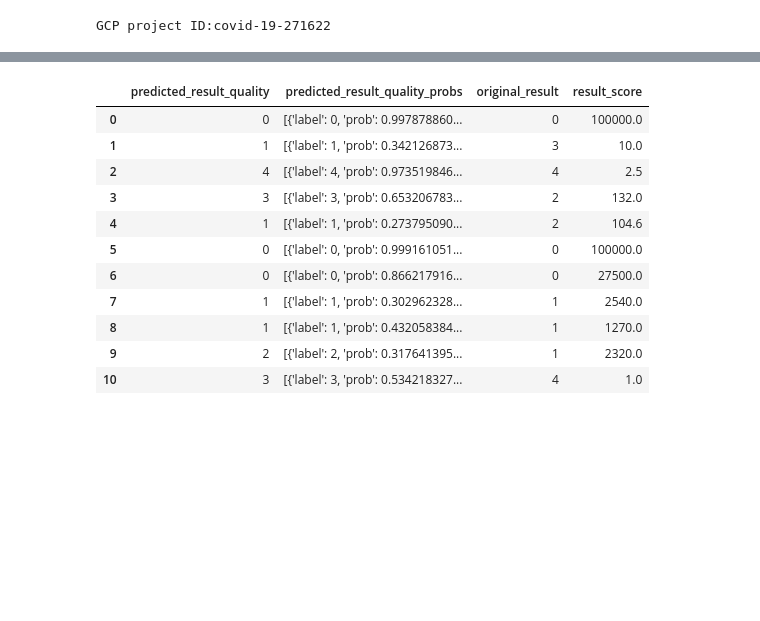
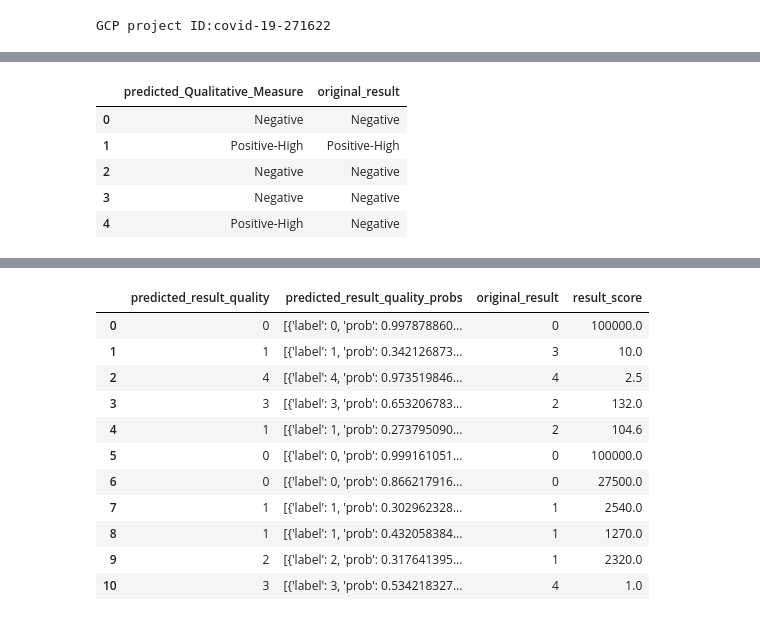
Before and after one commit to testpilot0/covid, a Jupyter notebook: Peptide_Prediction_BigQuery_Demo_Mutation.ipynb, the cells around one changed output, grey strips where cells are left out. Saved outputs shown, nothing was run; the diff lists cells and outputs as text; code cells hidden in the pictures; blank space fills up the shorter version.

```diff
--- a/Peptide_Prediction_BigQuery_Demo_Mutation.ipynb
+++ b/Peptide_Prediction_BigQuery_Demo_Mutation.ipynb
@@ -601,0 +630,20 @@ FROM ML.PREDICT(MODEL `corona.Classification_model_P2`, (
+# %%
+sql = """
+SELECT
+   predicted_Qualitative_Measure, Qualitative_Measure as original_result
+FROM ML.PREDICT(MODEL `corona.Classification_model_P2`, (
+  SELECT Qualitative_Measure, Description, Allele_Name, Quantitative_measurement
+  FROM `bigquery-public-data.immune_epitope_db.mhc_ligand_full`
+  WHERE length(Description) IN (9,10)
+  AND organism_name like '%coronavirus%'
+  AND rand() < 0.0009))
+"""
+df = client.query(sql).to_dataframe()
+df.head()
+# %% [output]
+|  | predicted_Qualitative_Measure | original_result |
+| 0 | Negative | Negative |
+| 1 | Positive-High | Positive-High |
+| 2 | Negative | Negative |
+| 3 | Negative | Negative |
+| 4 | Positive-High | Negative |
```
Also changed, not shown: parts of 8 cells of this notebook.
